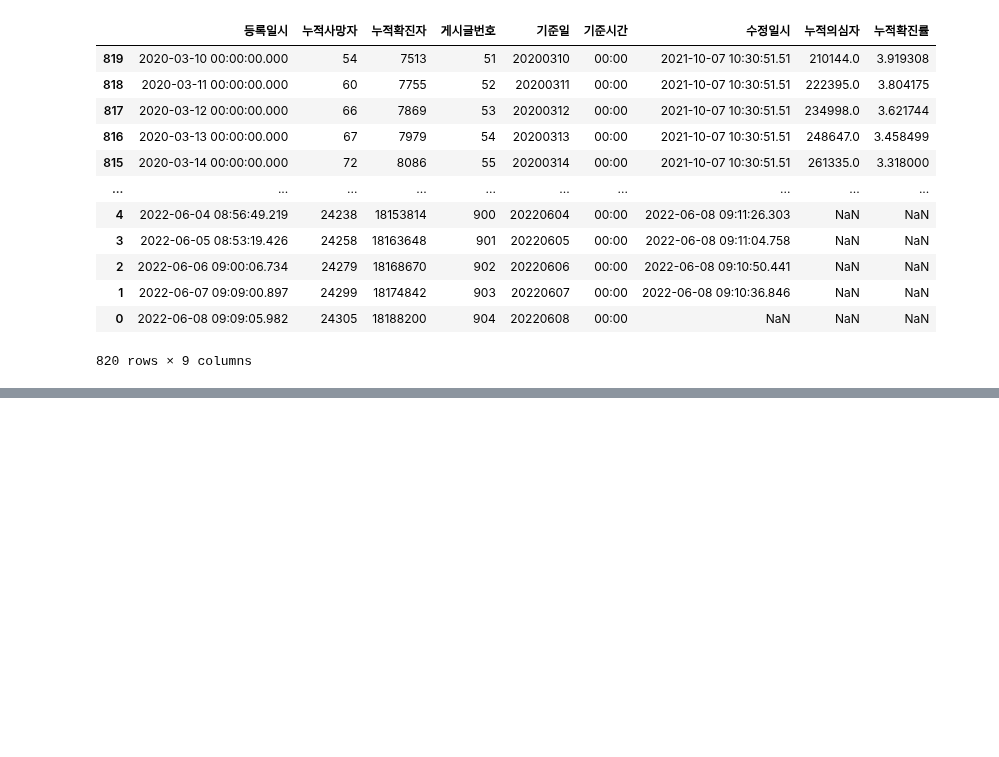
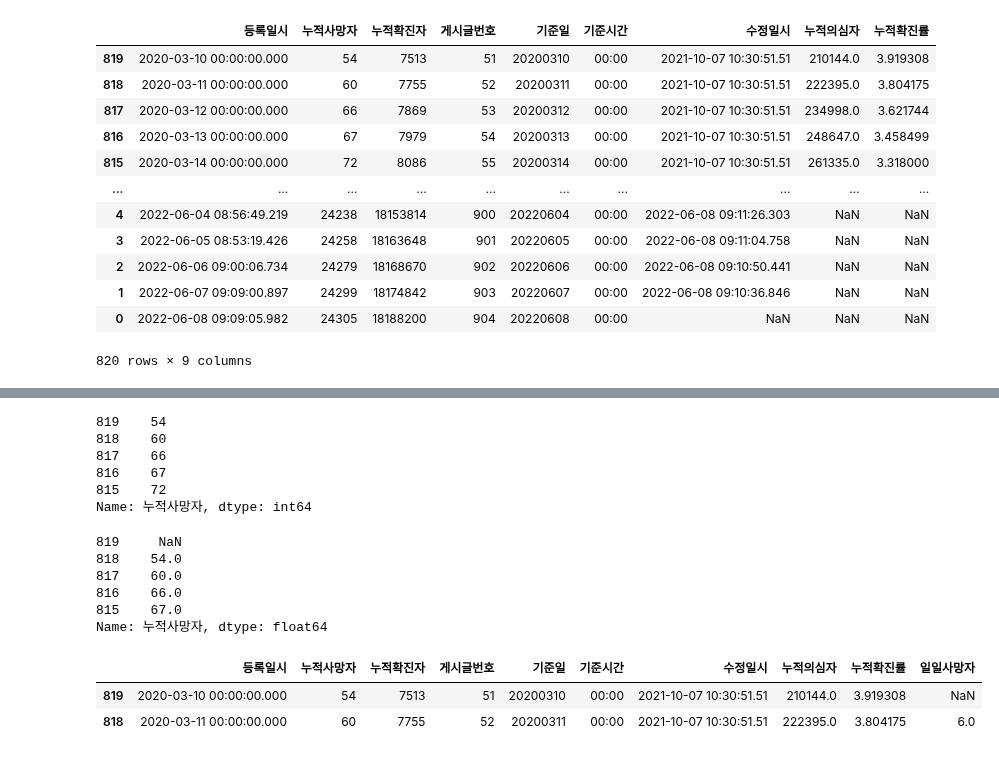
Before and after one commit to sejinhwang97ko/2023prac, a Jupyter notebook: 20230404/02.corona.ipynb, the cells around one changed output, grey strips where cells are left out. Saved outputs shown, nothing was run; the diff lists cells and outputs as text; code cells hidden in the pictures; blank space fills up the shorter version.

```diff
--- a/20230404/02.corona.ipynb
+++ b/20230404/02.corona.ipynb
@@ -56,0 +73,3 @@ corona.reset_index(drop=True, inplace=True)
+# %%
+corona.reset_index().drop("index", axis=1, inplace=True)
+corona
@@ -56,0 +90,6 @@ corona.reset_index(drop=True, inplace=True)
+# %%
+# 데이터간의 차이를 출력하는 함수
+# diff(n)
+# n의 기본값은 1 -> 1 전 인덱스 데이터를 선택
+
+corona['확진자'] = corona['누적확진자'].diff(1)
@@ -56,0 +114,25 @@ corona.reset_index(drop=True, inplace=True)
+# %%
+corona2['누적사망자']
+# %% [output]
+819    54
+818    60
+817    66
+816    67
+815    72
+Name: 누적사망자, dtype: int64
+# %%
+corona2['누적사망자'].shift(1)
+# %% [output]
+819     NaN
+818    54.0
+817    60.0
+816    66.0
+815    67.0
+Name: 누적사망자, dtype: float64
+# %%
+corona['일일사망자'] = corona['누적사망자'] - corona['누적사망자'].shift(1)
+corona.head(2)
+# %% [output]
+|  | 등록일시 | 누적사망자 | 누적확진자 | 게시글번호 | 기준일 | 기준시간 | 수정일시 | 누적의심자 | 누적확진률 | 일일사망자 |
+| 819 | 2020-03-10 00:00:00.000 | 54 | 7513 | 51 | 20200310 | 00:00 | 2021-10-07 10:30:51.51 | 210144.0 | 3.919308 | NaN |
+| 818 | 2020-03-11 00:00:00.000 | 60 | 7755 | 52 | 20200311 | 00:00 | 2021-10-07 10:30:51.51 | 222395.0 | 3.804175 | 6.0 |
```
Also changed, not shown: parts of 5 cells of this notebook.
